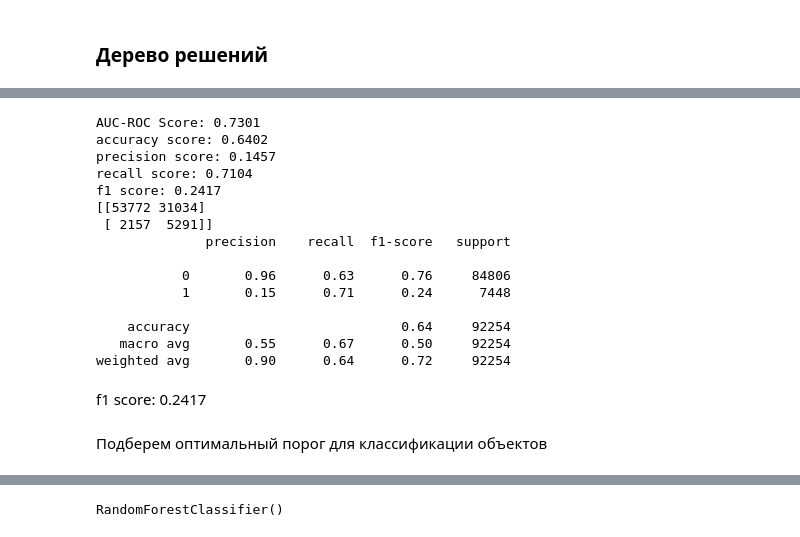
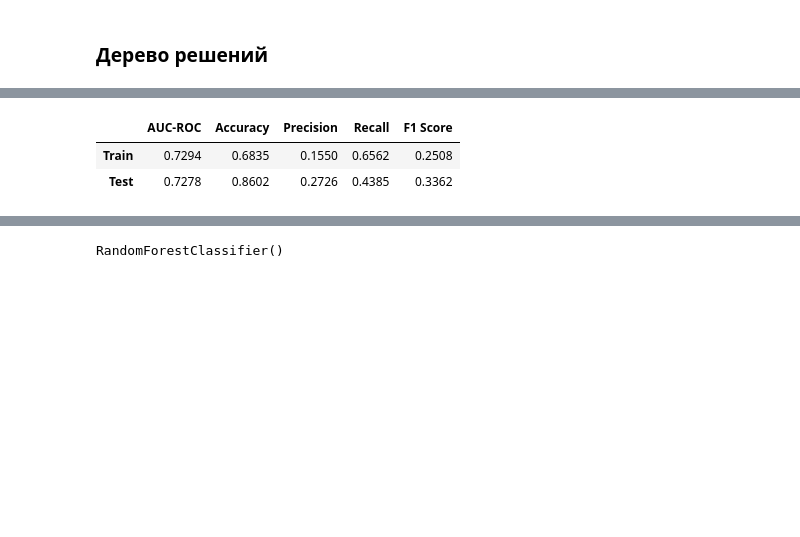
Before and after one commit to Spring-31/HC_default_risk, a Jupyter notebook: notebooks/Feature_engineering_and_classifications.ipynb, the cells around one changed output, grey strips where cells are left out. Drawn from its saved outputs; the diff is of its cells as text; code cells hidden in the pictures; blank space fills up the shorter version.

```diff
--- a/notebooks/Feature_engineering_and_classifications.ipynb
+++ b/notebooks/Feature_engineering_and_classifications.ipynb
@@ -1004,0 +1067,6 @@ metrics_df
+# %%
+X = apps_all_train[reduced_features].drop(['TARGET','SK_ID_CURR'], axis=1).copy()
+y = apps_all_train['TARGET']
+
+X_test = apps_all_test[reduced_features].drop(['TARGET','SK_ID_CURR'], axis=1).copy()
+y_test = apps_all_test['TARGET']
@@ -1005,9 +1097,3 @@ metrics_df
 # %% [markdown]
 ### Дерево решений
-# %%
-X = apps_all_train.drop(['TARGET','SK_ID_CURR'], axis=1).copy()
-y = apps_all_train['TARGET']
-
-X_test = apps_all_test.drop(['TARGET','SK_ID_CURR'], axis=1).copy()
-y_test = apps_all_test['TARGET']
 # %%
@@ -1019,42 +1105,23 @@ DecisionTreeClassifier(class_weight='balanced', max_depth=5)
 # %%
 y_pred_proba = model.predict_proba(X_test)[:, 1]  # Probabilities for class 1
 y_pred = model.predict(X_test)
 
 y_pred_proba_train = model.predict_proba(X)[:, 1]  # Probabilities for class 1
 y_pred_train = model.predict(X)
 
 # Compute metrics for train and test sets
 metrics_train = get_metrics(y, y_pred_train, y_pred_proba_train)
 metrics_test = get_metrics(y_test, y_pred_new, y_pred_proba)
 
 metrics_df  = pd.DataFrame([metrics_train, metrics_test], index=["Train", "Test"])
 
 # Round values for better readability
 metrics_df  = metrics_df .round(4)
 
 # Display summary table
-metrics_df .to_csv('Decision_tree.csv')
-print(metrics_df )
-
-print(f"{confusion_matrix(y_test, y_pred)}")
-print(classification_report(y_test, y_pred))
+metrics_df .to_csv(FileOut+'Decision_tree.csv')
+metrics_df
 # %% [output]
-AUC-ROC Score: 0.7301
-accuracy score: 0.6402
-precision score: 0.1457
-recall score: 0.7104
-f1 score: 0.2417
-[[53772 31034]
- [ 2157  5291]]
-              precision    recall  f1-score   support
-
-           0       0.96      0.63      0.76     84806
-           1       0.15      0.71      0.24      7448
-
-    accuracy                           0.64     92254
-   macro avg       0.55      0.67      0.50     92254
-weighted avg       0.90      0.64      0.72     92254
+|  | AUC-ROC | Accuracy | Precision | Recall | F1 Score |
+| Train | 0.7294 | 0.6835 | 0.1550 | 0.6562 | 0.2508 |
+| Test | 0.7278 | 0.8602 | 0.2726 | 0.4385 | 0.3362 |
-# %% [markdown]
-f1 score: 0.2417
-# %% [markdown]
-Подберем оптимальный порог для классификации объектов
```
Also changed, not shown: parts of 63 cells of this notebook.
